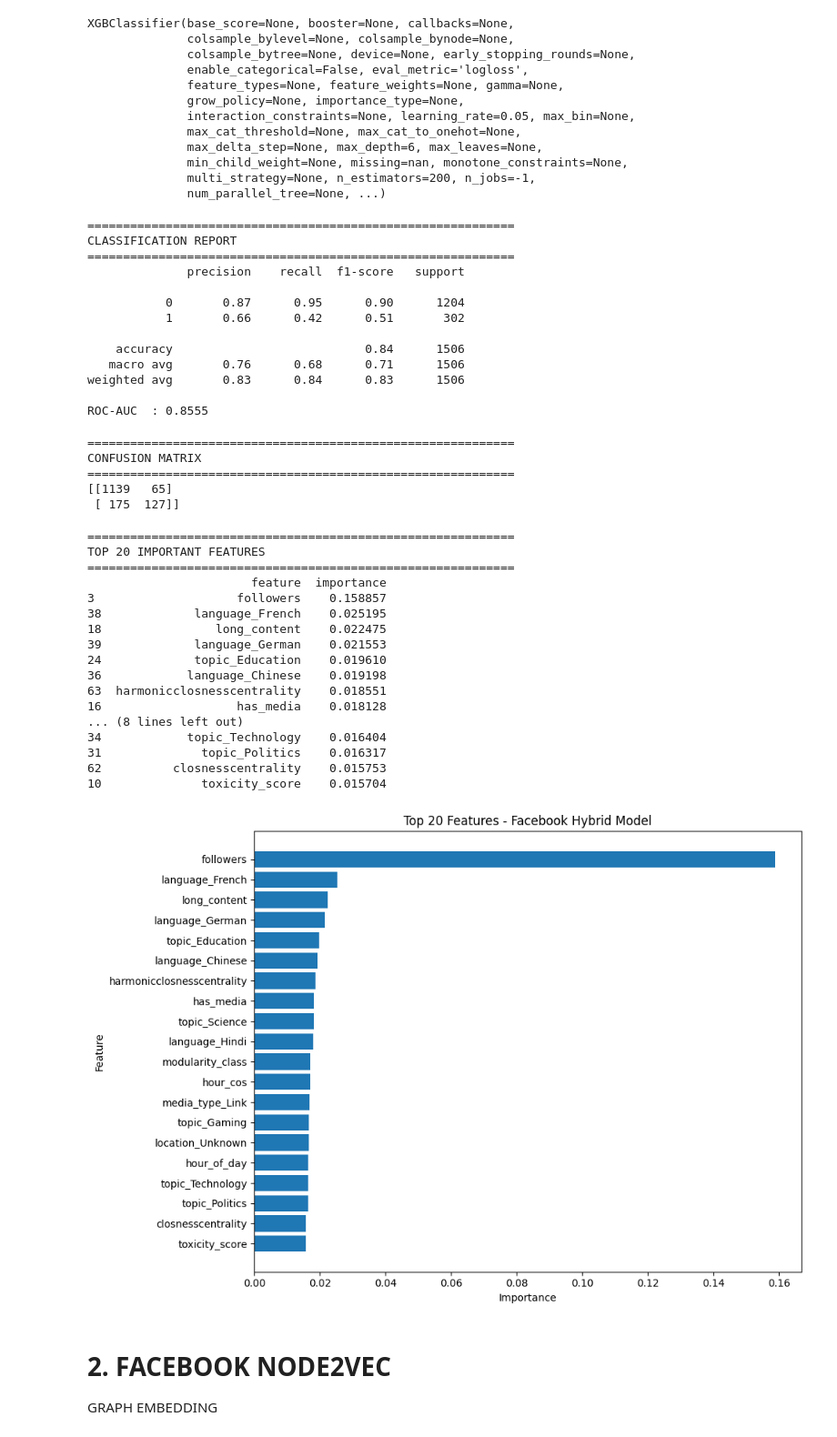
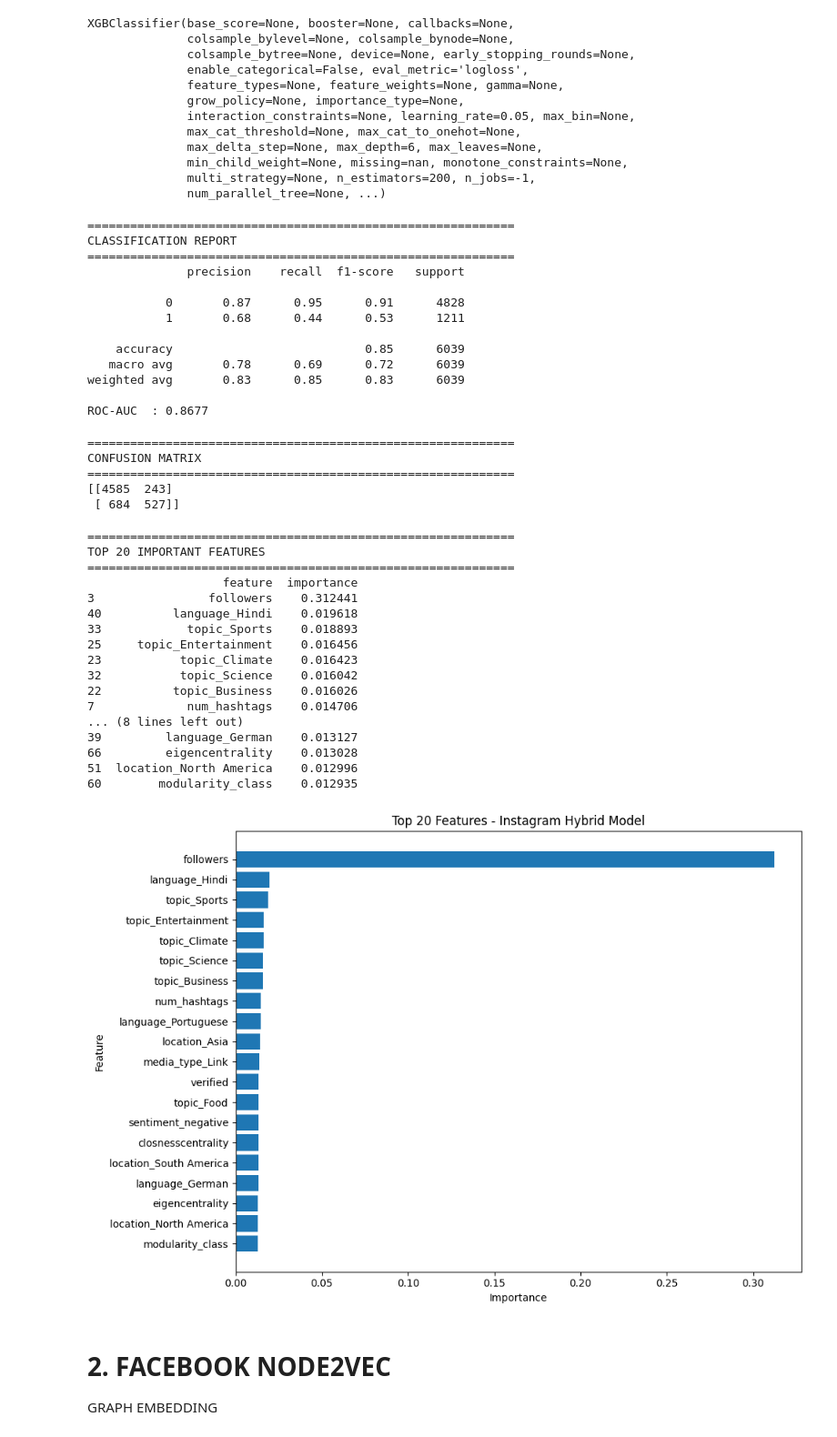
Before and after one commit to ThienY173/FDSE_2026_A_comparative_study_across_six_platforms, a Jupyter notebook: Network_graph/Instagram/instagram_graph.ipynb, the cells around one changed output. Shown at 91% size. Cells and saved outputs as stored; diff of their text form; code cells hidden in the pictures.

Commit message:
insta

```diff
--- a/Network_graph/Instagram/instagram_graph.ipynb
+++ b/Network_graph/Instagram/instagram_graph.ipynb
@@ -564,11 +602,11 @@ from sklearn.metrics import (
 # =====================================================
 
 train_df = pd.read_csv(
-    "facebook_hybrid_train.csv"
+    "instagram_hybrid_train.csv"
 )
 
 test_df = pd.read_csv(
-    "facebook_hybrid_test.csv"
+    "instagram_hybrid_test.csv"
 )
 
 print("=" * 60)
@@ -730,14 +768,14 @@ CLASSIFICATION REPORT
 ============================================================
               precision    recall  f1-score   support
 
-           0       0.87      0.95      0.90      1204
-           1       0.66      0.42      0.51       302
+           0       0.87      0.95      0.91      4828
+           1       0.68      0.44      0.53      1211
 
-    accuracy                           0.84      1506
-   macro avg       0.76      0.68      0.71      1506
-weighted avg       0.83      0.84      0.83      1506
+    accuracy                           0.85      6039
+   macro avg       0.78      0.69      0.72      6039
+weighted avg       0.83      0.85      0.83      6039
 
-ROC-AUC  : 0.8555
+ROC-AUC  : 0.8677
 # %%
 # CONFUSION MATRIX
 # =====================================================
@@ -756,8 +794,8 @@ print(cm)
 ============================================================
 CONFUSION MATRIX
 ============================================================
-[[1139   65]
- [ 175  127]]
+[[4585  243]
+ [ 684  527]]
 # %%
 # FEATURE IMPORTANCE
 # =====================================================
@@ -785,48 +823,48 @@ print(
 ============================================================
 TOP 20 IMPORTANT FEATURES
 ============================================================
-                       feature  importance
-3                    followers    0.158857
-38             language_French    0.025195
-18                long_content    0.022475
-39             language_German    0.021553
-24             topic_Education    0.019610
-36            language_Chinese    0.019198
-63  harmonicclosnesscentrality    0.018551
-16                   has_media    0.018128
+                   feature  importance
+3                followers    0.312441
+40          language_Hindi    0.019618
+33            topic_Sports    0.018893
+25     topic_Entertainment    0.016456
+23           topic_Climate    0.016423
+32           topic_Science    0.016042
+22          topic_Business    0.016026
+7             num_hashtags    0.014706
 ... (8 lines left out)
-34            topic_Technology    0.016404
-31              topic_Politics    0.016317
-62          closnesscentrality    0.015753
-10              toxicity_score    0.015704
+39         language_German    0.013127
+66         eigencentrality    0.013028
+51  location_North America    0.012996
+60        modularity_class    0.012935
 # %%
 # PLOT TOP FEATURES
 # =====================================================
 import matplotlib.pyplot as plt
 
 top_n = 20
 
 plot_df = importance_df.head(top_n)
 
 plt.figure(figsize=(10, 7))
 
 plt.barh(
     plot_df["feature"][::-1],
     plot_df["importance"][::-1]
 )
 
 plt.xlabel("Importance")
 plt.ylabel("Feature")
 
 plt.title(
-    "Top 20 Features - Facebook Hybrid Model"
+    "Top 20 Features - Instagram Hybrid Model"
 )
 
 plt.tight_layout()
 
 plt.show()
 # %% [output]
-[figure, old version]
+[figure, new version]
 # %% [markdown]
 # 2. FACEBOOK NODE2VEC
 
```
Also changed, not shown: parts of 26 cells of this notebook, 6 other files.
